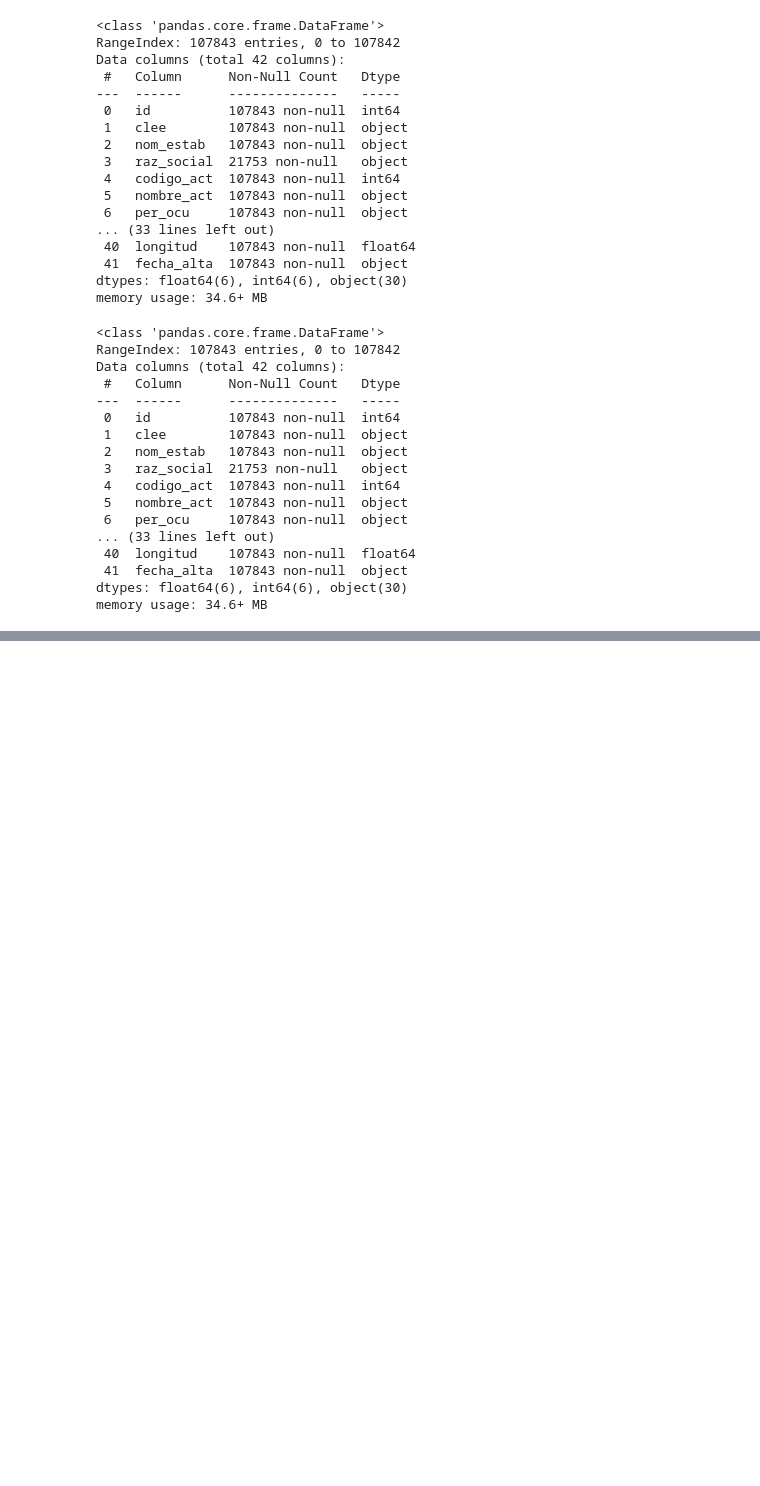
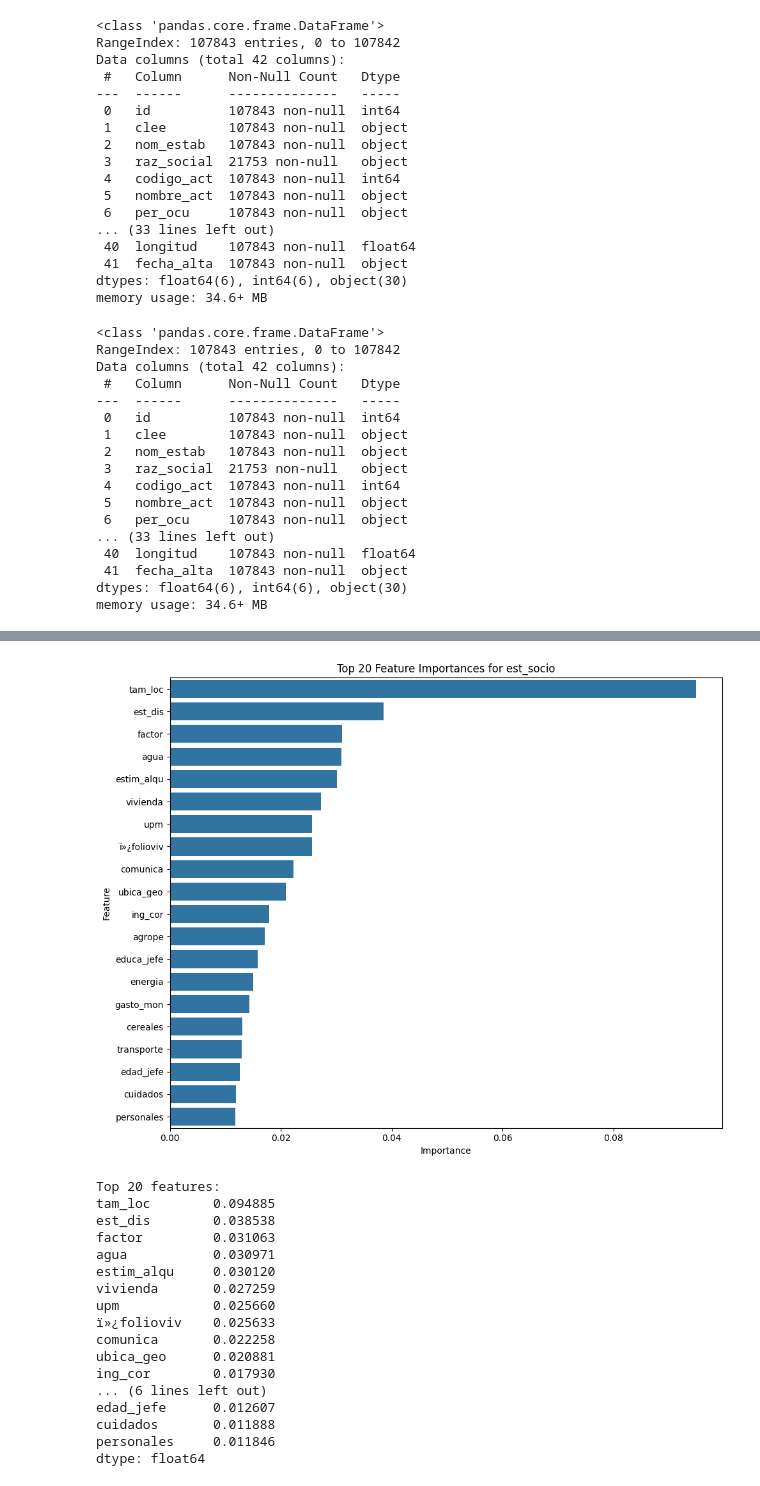
Before and after one commit to SantiagoSaldanaS/influence, a Jupyter notebook: Densidad.ipynb, the cells around one changed output, grey strips where cells are left out. Cells and saved outputs as stored; diff of their text form; code cells hidden in the pictures; blank space fills up the shorter version.

```diff
--- a/Densidad.ipynb
+++ b/Densidad.ipynb
@@ -118,3 +122,58 @@ memory usage: 34.6+ MB
+# %%
+# Feature importance with Random Forest
+import matplotlib.pyplot as plt
+import seaborn as sns
+from sklearn.ensemble import RandomForestClassifier
+
+# Select only numeric columns except 'est_socio'
+numeric_cols = enigh.select_dtypes(include='number').columns.tolist()
+if 'est_socio' in numeric_cols:
+    numeric_cols.remove('est_socio')
+
+# Drop rows with missing values in selected columns and target
+df_feat = enigh[numeric_cols + ['est_socio']].dropna()
+X_feat = df_feat[numeric_cols]
+y_feat = df_feat['est_socio']
+
+# Fit Random Forest
+rf = RandomForestClassifier(random_state=42)
+rf.fit(X_feat, y_feat)
+
+# Get feature importances
+importances = pd.Series(rf.feature_importances_, index=X_feat.columns)
+importances_sorted = importances.sort_values(ascending=False)
+
+# Plot top 20 features
+plt.figure(figsize=(10,8))
+sns.barplot(x=importances_sorted.head(20), y=importances_sorted.head(20).index)
+plt.title('Top 20 Feature Importances for est_socio')
+plt.xlabel('Importance')
+plt.ylabel('Feature')
+plt.tight_layout()
+plt.show()
+
+# Show top 20 features as a list
+print('Top 20 features:')
+print(importances_sorted.head(20))
+# %% [output]
+[figure, added]
+Top 20 features:
+tam_loc        0.094885
+est_dis        0.038538
+factor         0.031063
+agua           0.030971
+estim_alqu     0.030120
+vivienda       0.027259
+upm            0.025660
+ï»¿folioviv    0.025633
+comunica       0.022258
+ubica_geo      0.020881
+ing_cor        0.017930
+... (6 lines left out)
+edad_jefe      0.012607
+cuidados       0.011888
+personales     0.011846
+dtype: float64
 # %%
 # Entrenamiento de datos supervizado
 
```
Also changed, not shown: parts of 4 cells of this notebook, 2 other files.
